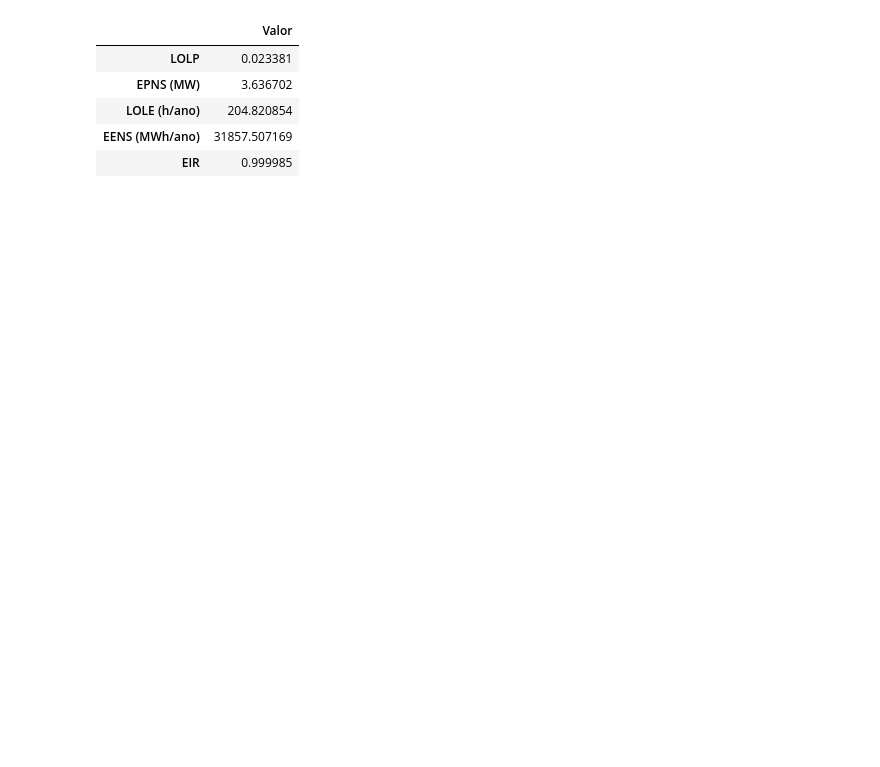
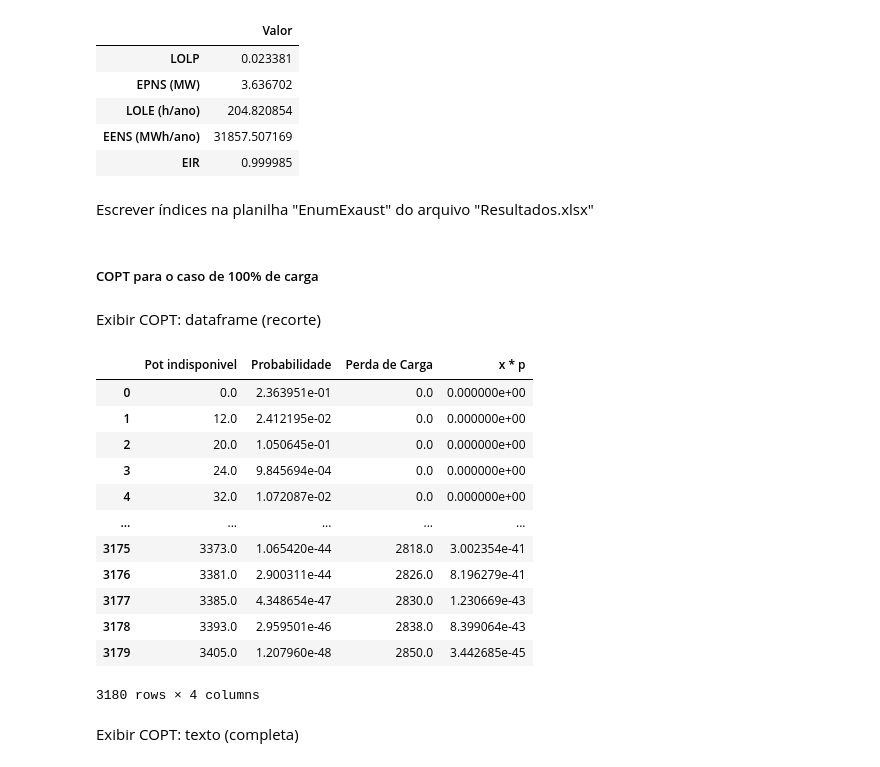
Before and after one commit to eduardomloureiro/Trabalho1_Confiabilidade, a Jupyter notebook: Enum_Exaustiva.ipynb, the cells around one changed output. Cells and saved outputs as stored; diff of their text form; code cells hidden in the pictures; blank space fills up the shorter version.

Commit message:
add COPT_100 + relatório

```diff
--- a/Enum_Exaustiva.ipynb
+++ b/Enum_Exaustiva.ipynb
@@ -119,9 +119,9 @@ def Calcula_COPT(data, carga, falhas_simultaneas):
 
 
     copt['Perda de Carga'] = perda_de_carga
-    copt['x.p'] = copt['Perda de Carga'] * copt['Probabilidade']
+    copt['x * p'] = copt['Perda de Carga'] * copt['Probabilidade']
 
-    EPNS = sum(copt['x.p'])
+    EPNS = sum(copt['x * p'])
     LOLP = sum(copt[copt['Perda de Carga'] > 0]['Probabilidade'])
     LOLE = LOLP * 8760
     EENS = EPNS * 8760
@@ -188,6 +188,9 @@ for n,i in enumerate(valores_de_carga):
     EENS.append(result[1]*dados_carga['Probabilidade'][n])
     LOLP.append(result[2]*dados_carga['Probabilidade'][n])
     LOLE.append(result[3]*dados_carga['Probabilidade'][n])
+# %%
+# calcular e guardar COPT do caso com 100% de carga
+result_100, copt_100 = Calcula_COPT(data, carga*100/100, FALHAS_SIMULTANEAS)
 # %% [markdown]
 Obtenção dos valores finais dos índices:
 # %%
@@ -231,6 +224,8 @@ resultado
 | LOLE (h/ano) | 204.820854 |
 | EENS (MWh/ano) | 31857.507169 |
 | EIR | 0.999985 |
+# %% [markdown]
+Escrever índices na planilha "EnumExaust" do arquivo "Resultados.xlsx"
 # %%
 # apagar a planilha "EnumExaust" do arquivo "Resultados.xlsx"
 wb = openpyxl.load_workbook('Resultados.xlsx')
@@ -243,3 +238,25 @@ wb.close()
 writer = pd.ExcelWriter('Resultados.xlsx', engine='openpyxl', mode='a')
 resultado.to_excel(writer, sheet_name='EnumExaust')
 writer.close()
+# %% [markdown]
+##### COPT para o caso de 100% de carga
+# %% [markdown]
+Exibir COPT: dataframe (recorte)
+# %%
+copt_100
+# %% [output]
+|  | Pot indisponivel | Probabilidade | Perda de Carga | x * p |
+| 0 | 0.0 | 2.363951e-01 | 0.0 | 0.000000e+00 |
+| 1 | 12.0 | 2.412195e-02 | 0.0 | 0.000000e+00 |
+| 2 | 20.0 | 1.050645e-01 | 0.0 | 0.000000e+00 |
+| 3 | 24.0 | 9.845694e-04 | 0.0 | 0.000000e+00 |
+| 4 | 32.0 | 1.072087e-02 | 0.0 | 0.000000e+00 |
+| ... | ... | ... | ... | ... |
+| 3175 | 3373.0 | 1.065420e-44 | 2818.0 | 3.002354e-41 |
+| 3176 | 3381.0 | 2.900311e-44 | 2826.0 | 8.196279e-41 |
+| 3177 | 3385.0 | 4.348654e-47 | 2830.0 | 1.230669e-43 |
+| 3178 | 3393.0 | 2.959501e-46 | 2838.0 | 8.399064e-43 |
+| 3179 | 3405.0 | 1.207960e-48 | 2850.0 | 3.442685e-45 |
+3180 rows × 4 columns
+# %% [markdown]
+Exibir COPT: texto (completa)
```
Also changed, not shown: parts of 5 cells of this notebook, 3 other files.
